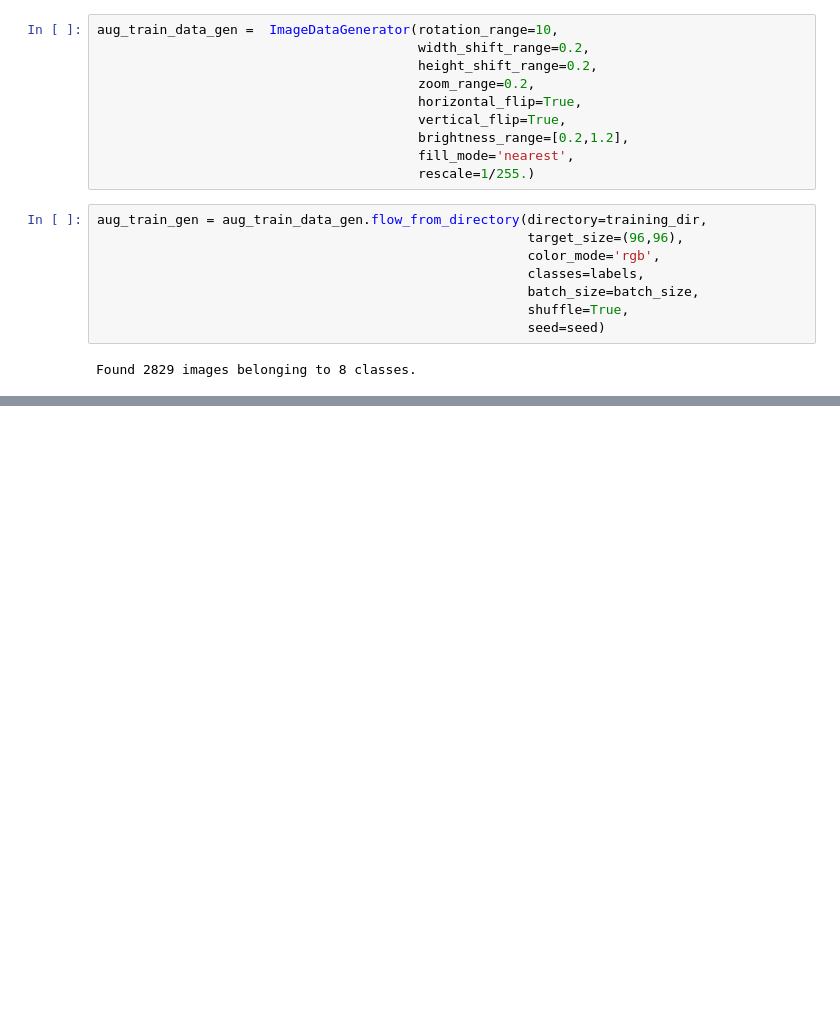
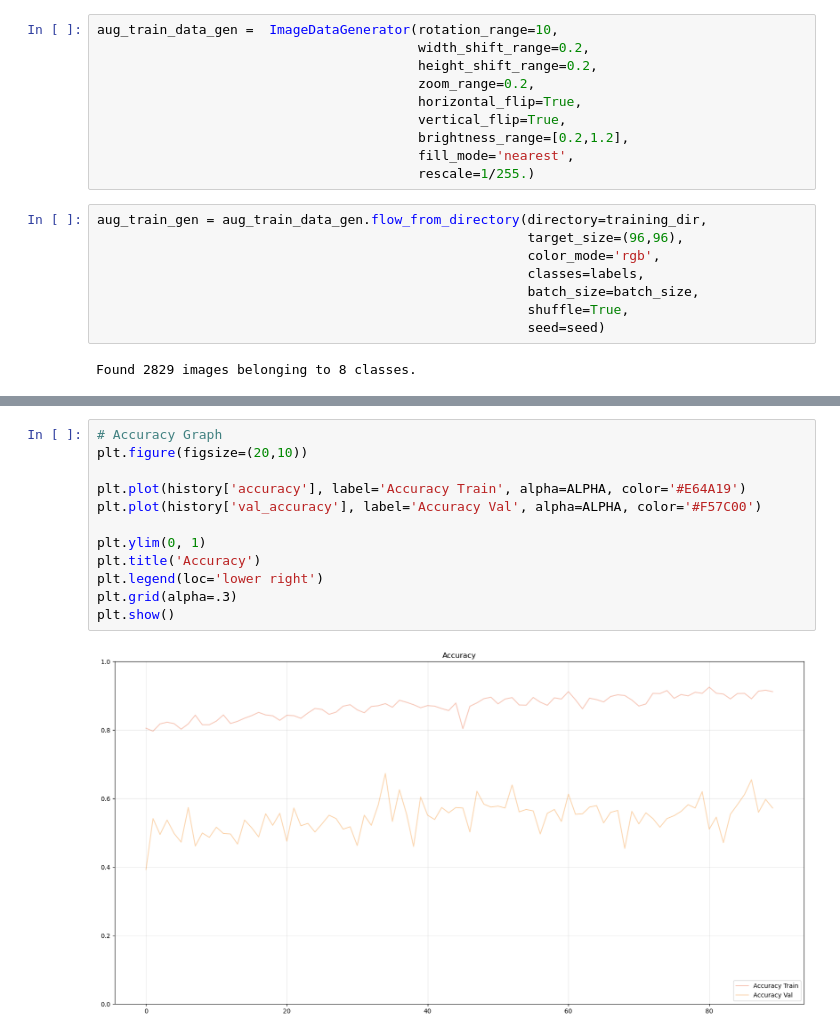
Before and after one commit to lucapetrh-dev/Convolutional-Neural-Network-Leaves-Classification, a Jupyter notebook: Matteo/challenge1.ipynb, the cells around one changed output, grey strips where cells are left out. Cells and saved outputs as stored; diff of their text form; blank space fills up the shorter version.

```diff
--- a/Matteo/challenge1.ipynb
+++ b/Matteo/challenge1.ipynb
@@ -296,0 +501,14 @@ Transform: {'theta': -7.527592869158251, 'tx': 0, 'ty': 0, 'shear': 0, 'zx': 1,
+# %%
+# Accuracy Graph
+plt.figure(figsize=(20,10))
+
+plt.plot(history['accuracy'], label='Accuracy Train', alpha=ALPHA, color='#E64A19')
+plt.plot(history['val_accuracy'], label='Accuracy Val', alpha=ALPHA, color='#F57C00')
+
+plt.ylim(0, 1)
+plt.title('Accuracy')
+plt.legend(loc='lower right')
+plt.grid(alpha=.3)
+plt.show()
+# %% [output]
+[figure, added]
```
Also changed, not shown: parts of 17 cells of this notebook, 32 other files.
